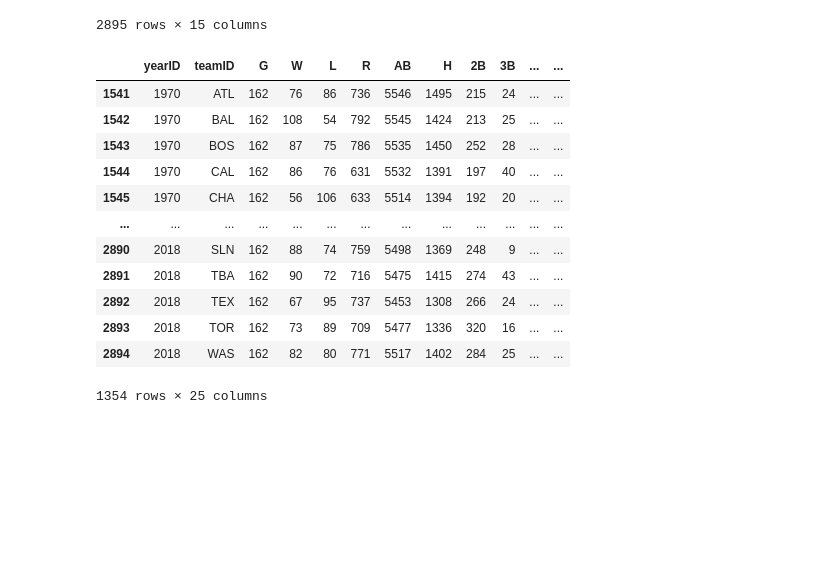
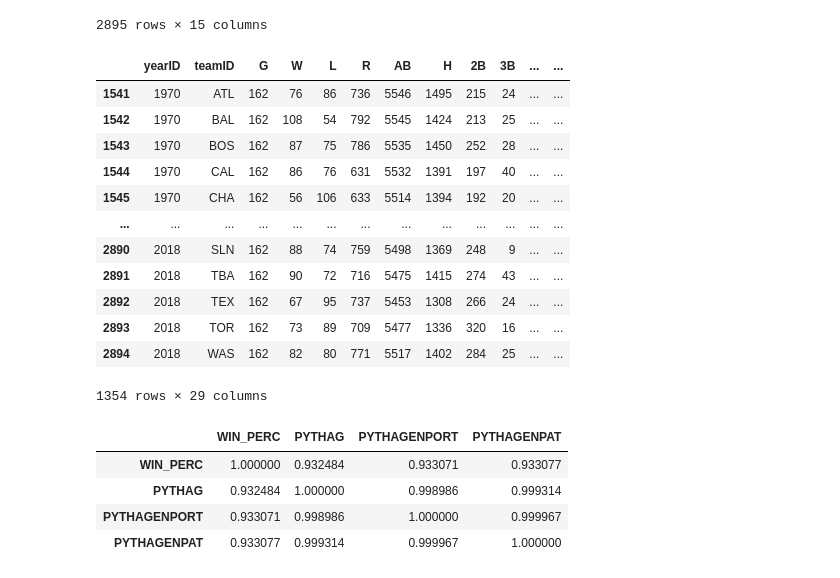
Before and after one commit to draped4/lahman, a Jupyter notebook: lahman_corr.ipynb, the cells around one changed output. Saved outputs shown, nothing was run; the diff lists cells and outputs as text; code cells hidden in the pictures; blank space fills up the shorter version.

```diff
--- a/lahman_corr.ipynb
+++ b/lahman_corr.ipynb
@@ -43,6 +43,12 @@ obp_teams_df['EST_R'] = obp_teams_df['OBP']*obp_teams_df['TB']
 obp_teams_df['WIN_PERC'] = obp_teams_df['W']/(obp_teams_df['W'] + obp_teams_df['L'])
 obp_teams_df['PYTHAG'] = (obp_teams_df['R']**1.81)/((obp_teams_df['R']**1.81)+(obp_teams_df['RA']**1.81))
 
+obp_teams_df['PORT_X'] = (1.5*np.log10((obp_teams_df['RA']+obp_teams_df['RA'])/obp_teams_df['G']))+.45
+obp_teams_df['PYTHAGENPORT'] = (obp_teams_df['R']**obp_teams_df['PORT_X'])/((obp_teams_df['R']**obp_teams_df['PORT_X'])+(obp_teams_df['RA']**obp_teams_df['PORT_X']))
+
+obp_teams_df['PAT_X'] = ((obp_teams_df['RA']+obp_teams_df['RA'])/obp_teams_df['G'])**.287
+obp_teams_df['PYTHAGENPAT'] = (obp_teams_df['R']**obp_teams_df['PAT_X'])/((obp_teams_df['R']**obp_teams_df['PAT_X'])+(obp_teams_df['RA']**obp_teams_df['PAT_X']))
+
 obp_teams_df['RG'] = obp_teams_df['R']/obp_teams_df['G']
 obp_teams_df['EST_RG'] = obp_teams_df['EST_R']/obp_teams_df['G']
 obp_teams_df['RAG'] = obp_teams_df['RA']/obp_teams_df['G']
@@ -63,5 +69,13 @@ obp_teams_df
 | 2892 | 2018 | TEX | 162 | 67 | 95 | 737 | 5453 | 1308 | 266 | 24 | ... | ... |
 | 2893 | 2018 | TOR | 162 | 73 | 89 | 709 | 5477 | 1336 | 320 | 16 | ... | ... |
 | 2894 | 2018 | WAS | 162 | 82 | 80 | 771 | 5517 | 1402 | 284 | 25 | ... | ... |
-1354 rows × 25 columns
+1354 rows × 29 columns
+# %%
+obp_teams_df[['WIN_PERC','PYTHAG','PYTHAGENPORT','PYTHAGENPAT']].corr()
+# %% [output]
+|  | WIN_PERC | PYTHAG | PYTHAGENPORT | PYTHAGENPAT |
+| WIN_PERC | 1.000000 | 0.932484 | 0.933071 | 0.933077 |
+| PYTHAG | 0.932484 | 1.000000 | 0.998986 | 0.999314 |
+| PYTHAGENPORT | 0.933071 | 0.998986 | 1.000000 | 0.999967 |
+| PYTHAGENPAT | 0.933077 | 0.999314 | 0.999967 | 1.000000 |
 # %%
```
Also changed, not shown: parts of 2 cells of this notebook, 3 other files.
